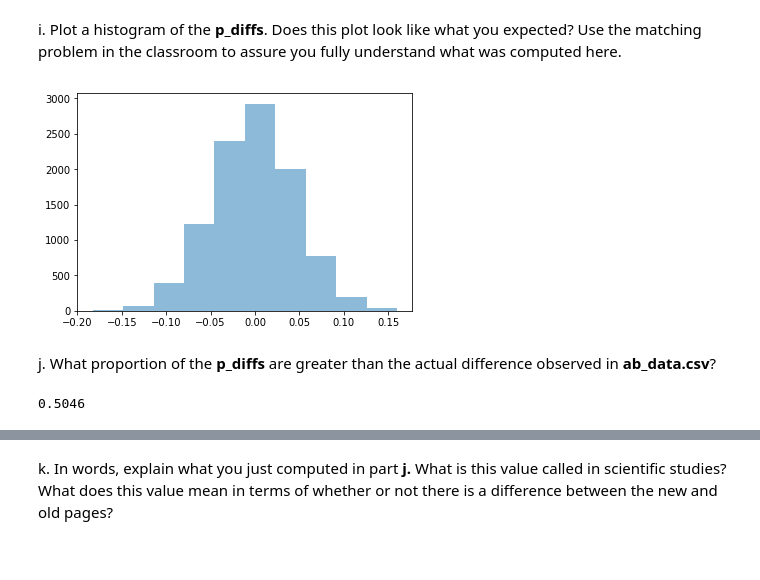
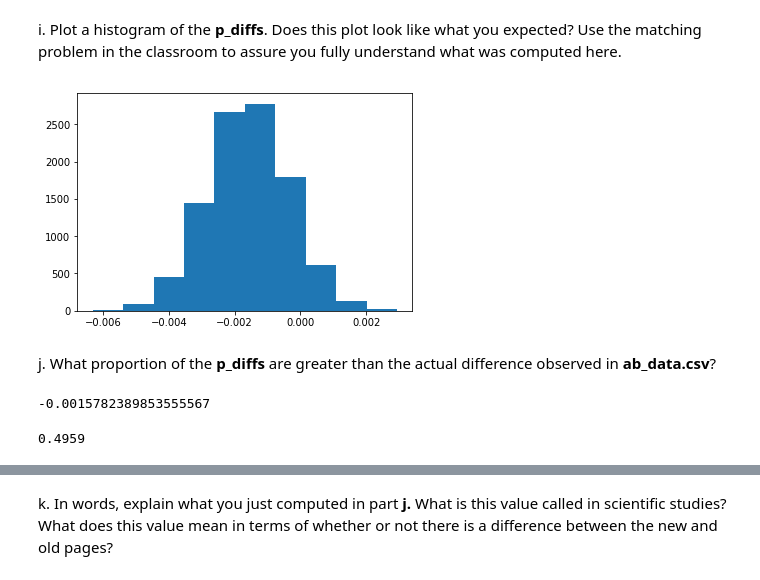
Before and after one commit to sdmccaul/udacity-abtests, a Jupyter notebook: Analyze_ab_test_results_notebook.ipynb, the cells around one changed output, grey strips where cells are left out. Cells and saved outputs as stored; diff of their text form; code cells hidden in the pictures.

```diff
--- a/Analyze_ab_test_results_notebook.ipynb
+++ b/Analyze_ab_test_results_notebook.ipynb
@@ -224,20 +224,26 @@ p_new - p_old
 h. Simulate 10,000 $p_{new}$ - $p_{old}$ values using this same process similarly to the one you calculated in parts **a. through g.** above.  Store all 10,000 values in a numpy array called **p_diffs**.
 # %%
 p_diffs = []
+size = df2.shape[0]
 for _ in range(10000):
-    boot = df2.sample(n=200, replace=True)
-    boot_new_p = boot[ (boot.landing_page=='new_page') & (boot.group=='treatment') ]['converted'].mean()
-    boot_old_p = boot[ (boot.landing_page=='old_page') & (boot.group=='control') ]['converted'].mean()
+    boot_samp = df2.sample(size, replace=True)
+    boot_new_p = boot_samp.query('landing_page == "new_page"').converted.mean()
+    boot_old_p = boot_samp.query('landing_page == "old_page"').converted.mean()
     p_diffs.append(boot_new_p - boot_old_p)
 # %% [markdown]
 i. Plot a histogram of the **p_diffs**.  Does this plot look like what you expected?  Use the matching problem in the classroom to assure you fully understand what was computed here.
 # %%
-plt.hist(p_diffs, alpha = 0.5);
+plt.hist(p_diffs);
 # %% [output]
-[figure, old version]
+[figure, new version]
 # %% [markdown]
 j. What proportion of the **p_diffs** are greater than the actual difference observed in **ab_data.csv**?
 # %%
-( p_diffs > (cnv_new.mean() - cnv_old.mean())).mean()
+obs_diff = cnv_new.mean() - cnv_old.mean()
+obs_diff
 # %% [output]
-0.5046
+-0.0015782389853555567
+# %%
+( p_diffs > obs_diff ).mean()
+# %% [output]
+0.4959
```
Also changed, not shown: parts of 15 cells of this notebook.
